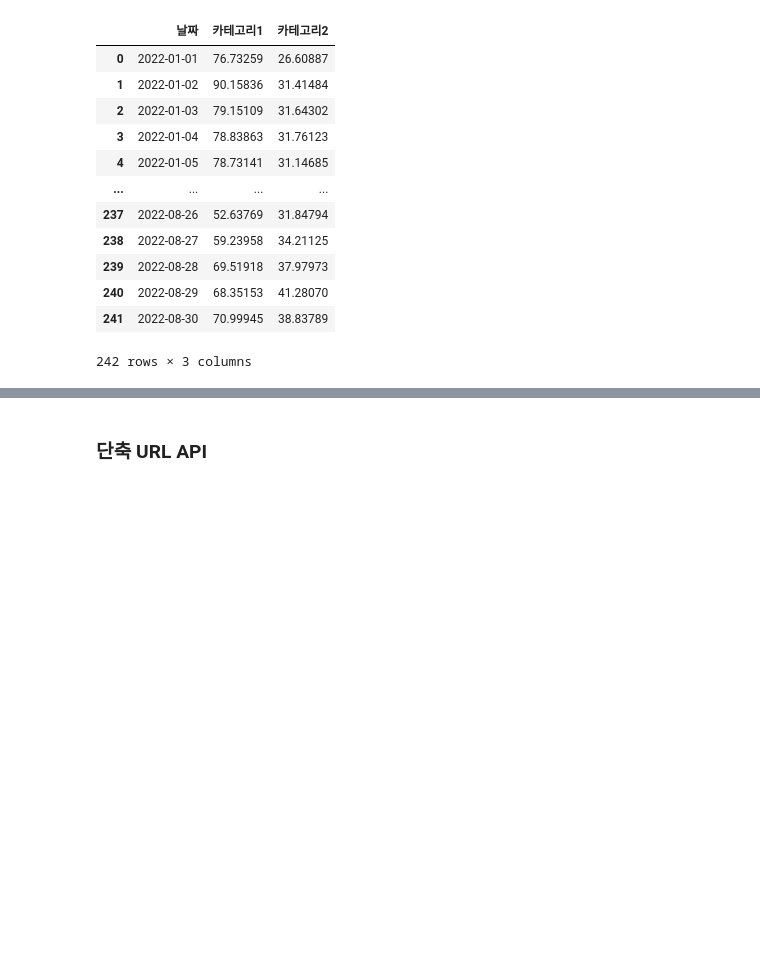
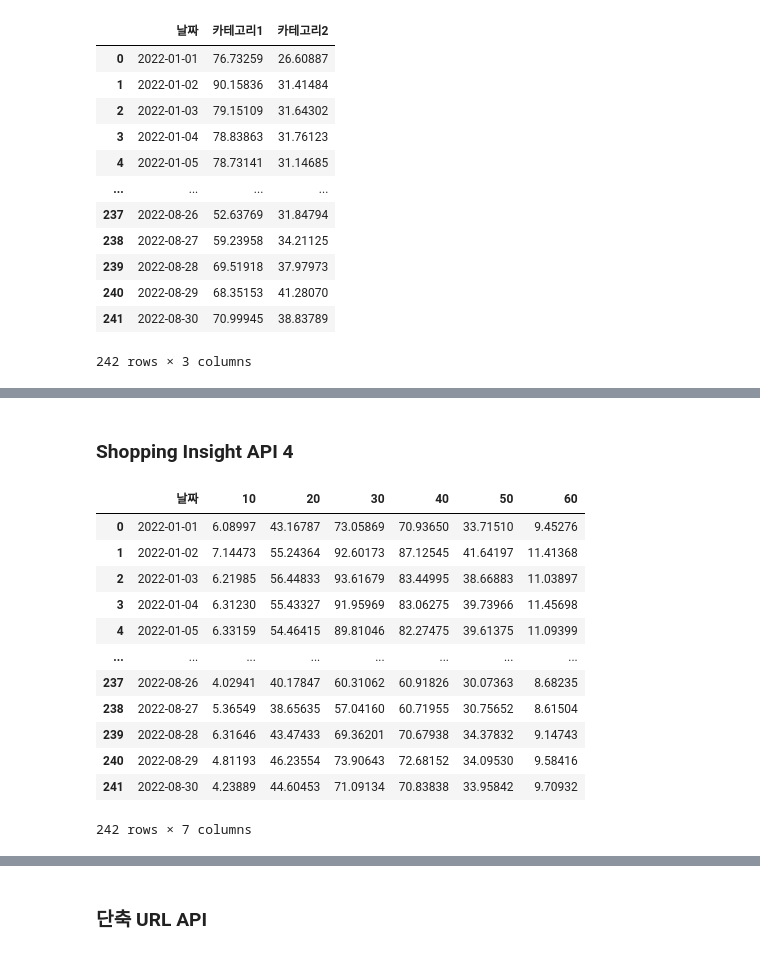
Before and after one commit to WooilJeong/PyNaver, a Jupyter notebook: develop.ipynb, the cells around one changed output, grey strips where cells are left out. Drawn from its saved outputs; the diff is of its cells as text; code cells hidden in the pictures; blank space fills up the shorter version.

```diff
--- a/develop.ipynb
+++ b/develop.ipynb
@@ -274,0 +437,32 @@ df
+# %% [markdown]
+### Shopping Insight API 4
+# %%
+# 네이버 API 인스턴스
+naver = Naver(shopping_id, shopping_pw)
+
+# 파라미터
+startDate = "2022-01-01"
+endDate = "2022-08-30"
+timeUnit = "date"
+category = "50000002"
+
+# 요청
+df = naver.datalab_shopping_category_age(startDate=startDate,
+                                         endDate=endDate,
+                                         timeUnit=timeUnit,
+                                         category=category)
+df
+# %% [output]
+|  | 날짜 | 10 | 20 | 30 | 40 | 50 | 60 |
+| 0 | 2022-01-01 | 6.08997 | 43.16787 | 73.05869 | 70.93650 | 33.71510 | 9.45276 |
+| 1 | 2022-01-02 | 7.14473 | 55.24364 | 92.60173 | 87.12545 | 41.64197 | 11.41368 |
+| 2 | 2022-01-03 | 6.21985 | 56.44833 | 93.61679 | 83.44995 | 38.66883 | 11.03897 |
+| 3 | 2022-01-04 | 6.31230 | 55.43327 | 91.95969 | 83.06275 | 39.73966 | 11.45698 |
+| 4 | 2022-01-05 | 6.33159 | 54.46415 | 89.81046 | 82.27475 | 39.61375 | 11.09399 |
+| ... | ... | ... | ... | ... | ... | ... | ... |
+| 237 | 2022-08-26 | 4.02941 | 40.17847 | 60.31062 | 60.91826 | 30.07363 | 8.68235 |
+| 238 | 2022-08-27 | 5.36549 | 38.65635 | 57.04160 | 60.71955 | 30.75652 | 8.61504 |
+| 239 | 2022-08-28 | 6.31646 | 43.47433 | 69.36201 | 70.67938 | 34.37832 | 9.14743 |
+| 240 | 2022-08-29 | 4.81193 | 46.23554 | 73.90643 | 72.68152 | 34.09530 | 9.58416 |
+| 241 | 2022-08-30 | 4.23889 | 44.60453 | 71.09134 | 70.83838 | 33.95842 | 9.70932 |
+242 rows × 7 columns
```
Also changed, not shown: parts of 19 cells of this notebook, 3 other files.
